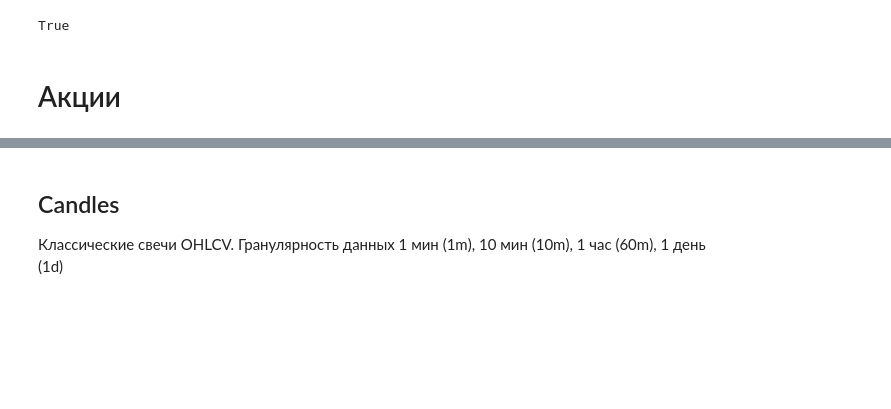
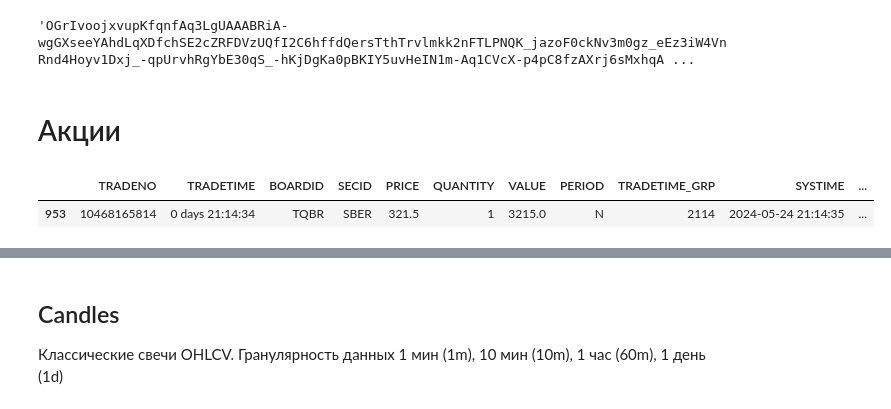
Before and after one commit to 6ygga/moex_algo0, a Jupyter notebook: moex.ipynb, the cells around one changed output, grey strips where cells are left out. Saved outputs shown, nothing was run; the diff lists cells and outputs as text; code cells hidden in the pictures; blank space fills up the shorter version.

Commit message:
realtime data

```diff
--- a/moex.ipynb
+++ b/moex.ipynb
@@ -16,7 +24,8 @@ class Config:
 # %%
 session.authorize(Config.Login, Config.Password)
+session.AUTH_CERT
 # %% [output]
-True
+'OGrIvoojxvupKfqnfAq3LgUAAABRiA-wgGXseeYAhdLqXDfchSE2cZRFDVzUQfI2C6hffdQersTthTrvlmkk2nFTLPNQK_jazoF0ckNv3m0gz_eEz3iW4VnRnd4Hoyv1Dxj_-qpUrvhRgYbE30qS_-hKjDgKa0pBKIY5uvHeIN1m-Aq1CVcX-p4pC8fzAXrj6sMxhqA ...
 # %% [markdown]
 # Акции
 # %%
@@ -29,0 +123,8 @@ stocks = Market('stocks')
+# %%
+last_tradeno = '10447501224'
+trades_data = get_last_trades_data()
+# print(trades_data)
+get_last_N_sec(trades_data)
+# %% [output]
+|  | TRADENO | TRADETIME | BOARDID | SECID | PRICE | QUANTITY | VALUE | PERIOD | TRADETIME_GRP | SYSTIME | ... |
+| 953 | 10468165814 | 0 days 21:14:34 | TQBR | SBER | 321.5 | 1 | 3215.0 | N | 2114 | 2024-05-24 21:14:35 | ... |
```
Also changed, not shown: parts of 7 cells of this notebook, 6 other files.
